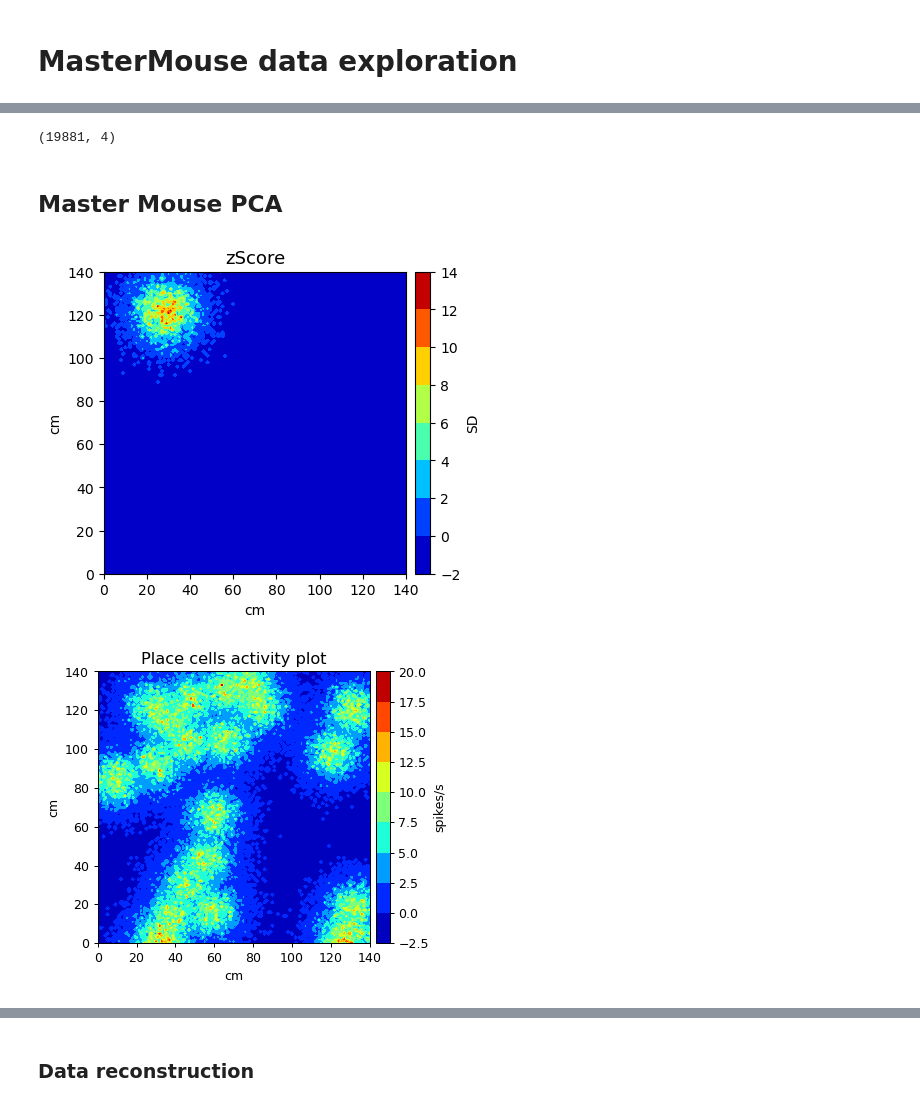
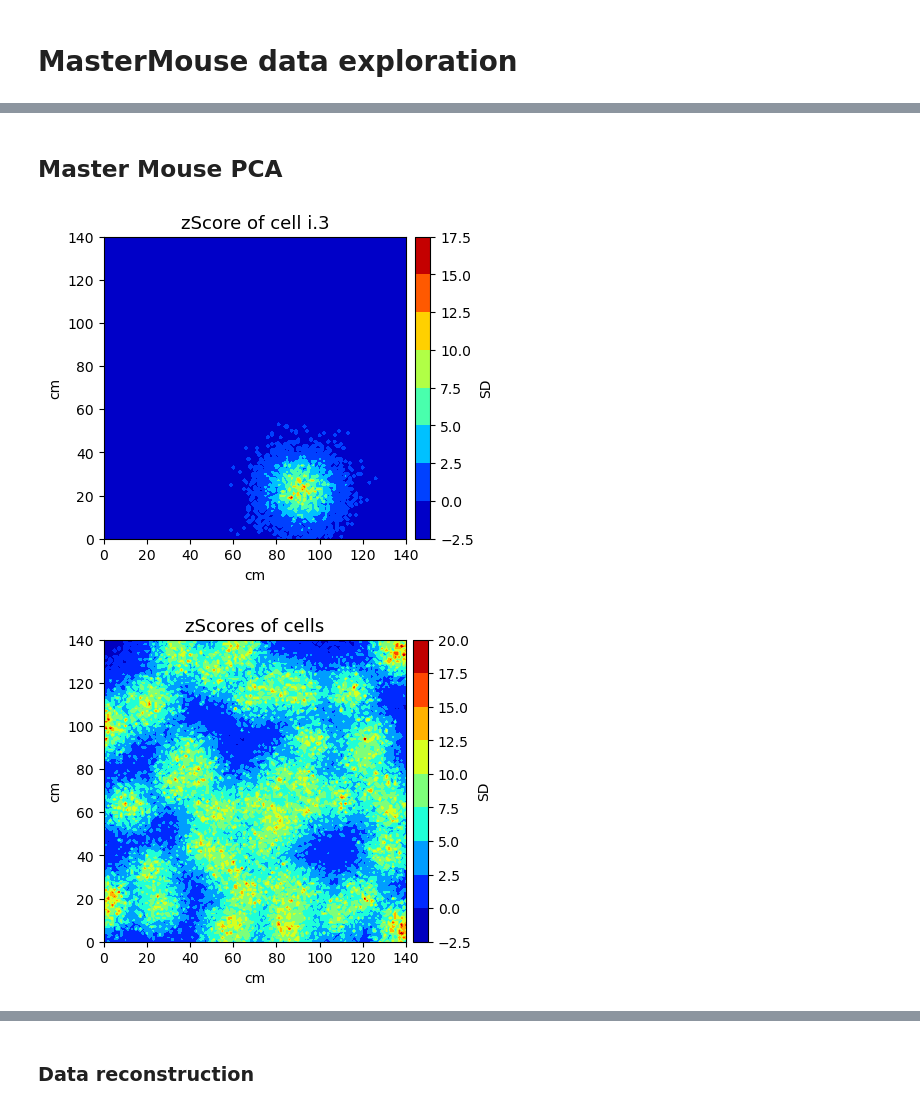
Before and after one commit to jambormike/neurons_dimensionality_reduction, a Jupyter notebook: simAndReduction.ipynb, the cells around one changed output, grey strips where cells are left out. Cells and saved outputs as stored; diff of their text form; code cells hidden in the pictures.

```diff
--- a/simAndReduction.ipynb
+++ b/simAndReduction.ipynb
@@ -327,16 +252,13 @@ colormapEnvironment()
 ### All-knowing mouse function (MasterMouse)
 # %%
 def masterMouse(cellsList, nSteps=1, height = height, width = width):
-    '''
-    A mouse that has been everywhere and seen everything
-    '''
+
     # nSteps not used
     x_coordinates = np.arange(start=0, stop= width +1, step=1)
     y_coordinates = np.arange(start=0, stop= height +1, step=1)
 
     data = []
     dataLocation = []
-
     for y in y_coordinates:
         for x in x_coordinates:
             location = np.array([[x],      #width
@@ -351,5 +273,11 @@ def masterMouse(cellsList, nSteps=1, height = height, width = width):
 
     data = np.vstack(data)
     dataLocation = np.hstack(dataLocation)
+    # dataLocation = np.vstack(dataLocation)
 
     return (data, dataLocation)
+# %%
+# t = 1000 * time.time() # current time in milliseconds
+# np.random.seed(int(t) % 2**32)
+
+(masterMouseData, masterMouseDataLocation) = masterMouse(cellsList)
@@ -443,7 +385,0 @@ plt.scatter(drunkMouseLocation[0,:], drunkMouseLocation[1,:])
-# %%
-# np.random.seed(10)      #does this even make sense?
-
-t = 1000 * time.time() # current time in milliseconds
-np.random.seed(int(t) % 2**32)
-
-(masterMouseData, masterMouseDataLocation) = masterMouse(cellsList, height, width)
@@ -513,18 +474,13 @@ print(trialsLocation.shape)
 # %%
 # Plotting ordered data function
 
-def plotOrderedData(data, height = height, width = width):
-    '''
-    '''
+def plotOrderedData(data, height= height, width= width, title= "title", units= "units", colorbarLabel= "colorbarLabel"):
+
     x_coordinates = np.arange(start=0, stop= width +1, step=1)
     y_coordinates = np.arange(start=0, stop= height +1, step=1)
 
-    xLen = len(x_coordinates)
-    yLen = len(y_coordinates)
-
+    X, Y = np.meshgrid(x_coordinates, y_coordinates, indexing = 'xy')
     Z = data[:, 0]
-
-    X, Y = np.meshgrid(x_coordinates, y_coordinates, indexing = 'xy')
 
     for index in range(data.shape[1]):
         Z = np.maximum(Z, data[:, index])
@@ -534,15 +490,13 @@ def plotOrderedData(data, height = height, width = width):
     plt.figure(dpi=100)    # figsize=(width, height)
     plt.clf()
     plt.contourf(X, Y, Z, cmap = 'jet')
-    plt.colorbar(label = 'spikes/s', pad = -0.17)
-    # plt.clim(0,20)
-    plt.title("Place cells activity plot", size = 13)
-    plt.xlabel("cm")
-    plt.ylabel("cm")
+    plt.colorbar(label = colorbarLabel, pad = -0.17)
+    plt.title(title, size = 13)
+    plt.xlabel(units)
+    plt.ylabel(units)
     plt.axis('square')
     plt.show()
-
     pass
 
-plotOrderedData(masterMouseData)
+plotOrderedData(masterMouseData, title= "Place cells activity plot", units= "cm", colorbarLabel= "spikes/s")
 # %% [output]
@@ -586,7 +535,3 @@ masterMouseColorLocation = colormapLocation(masterMouseDataLocation)
-# %%
-masterMouseColorLocation.shape
-# %% [output]
-(19881, 4)
 # %% [markdown]
 ## Master Mouse PCA
 # %%
@@ -601,13 +546,14 @@ masterVariance = masterMousePCA.explained_variance_
 masterExplainedVariance = np.cumsum(masterVariance)/np.sum(masterVariance)
 masterScores = masterMousePCA.transform(masterZscore)                            # latent variables
 # %%
-plotDataCell(data= masterZscore, index= 0, title= "zScore", units= "cm", colorbarLabel= "SD")
+index = 3
+plotDataCell(data= masterZscore, index= index, title= ("zScore of cell i." + str(index)), units= "cm", colorbarLabel= "SD")
 # %% [output]
-[figure, old version]
+[figure, new version]
 # %%
-plotOrderedData(masterZscore)
+plotOrderedData(masterZscore, title= "zScores of cells", units= "cm", colorbarLabel= "SD")
 # %% [output]
-[figure, old version]
+[figure, new version]
 # %%
 def plotVariance(variance):
     '''
```
Also changed, not shown: parts of 100 cells of this notebook.
